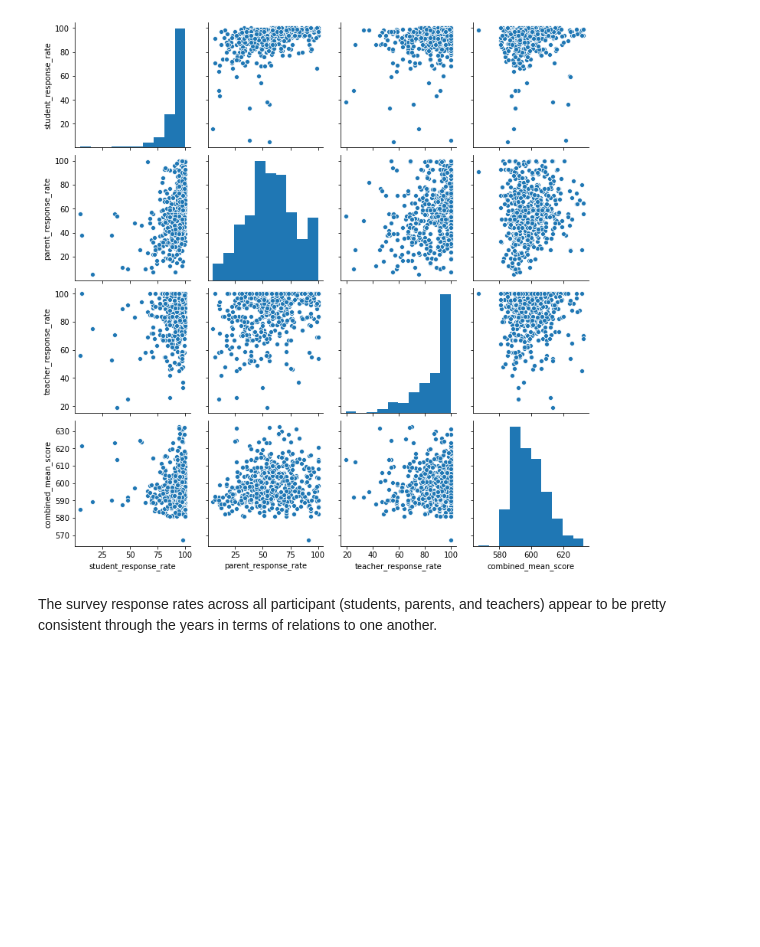
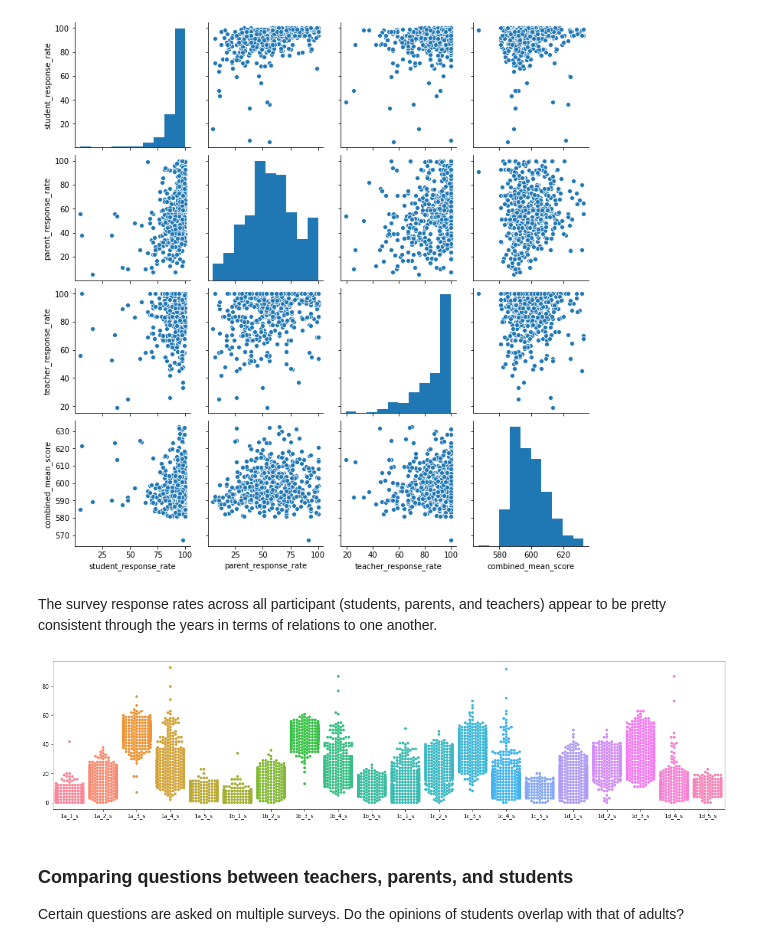
Before and after one commit to ebsano/NYC_Schools, a Jupyter notebook: code/eda.ipynb, the cells around one changed output. Cells and saved outputs as stored; diff of their text form; code cells hidden in the pictures; blank space fills up the shorter version.

```diff
--- a/code/eda.ipynb
+++ b/code/eda.ipynb
@@ -39,3 +40,18 @@ sns.pairplot(sub_19);
 [figure]
 # %% [markdown]
 The survey response rates across all participant (students, parents, and teachers) appear to be pretty consistent through the years in terms of relations to one another.
+# %%
+# list(set(df_19.columns) - set(['student_response_rate', 'parent_response_rate', 'teacher_response_rate', 'combined_mean_score']))
+unwanted = ['dbn', 'school_name', 'student_response_rate', 'parent_response_rate', 'teacher_response_rate', 'combined_mean_score']
+questions = [column for column in df_19.columns if column not in unwanted]
+# %%
+# take a look at the responses from all the questions
+
+questions_only = df_19[questions]
+plt.figure(figsize=(22, 5))
+sns.swarmplot(data=questions_only.iloc[:, 0:20]);
+# %% [output]
+[figure, added]
+# %% [markdown]
+### Comparing questions between teachers, parents, and students
+Certain questions are asked on multiple surveys. Do the opinions of students overlap with that of adults?
```
Also changed, not shown: parts of 18 cells of this notebook.
